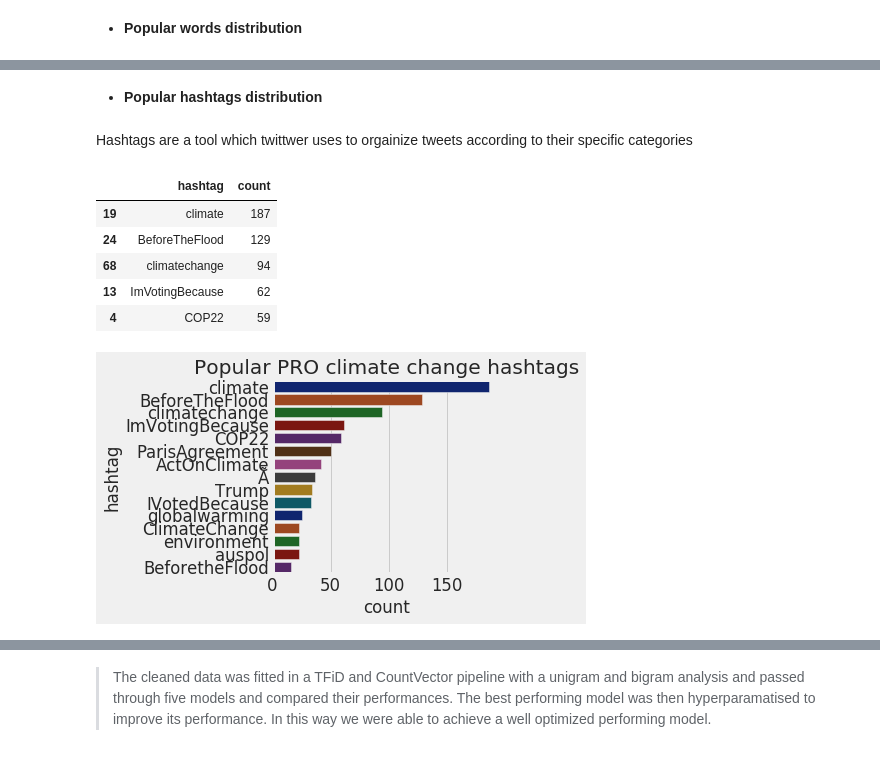
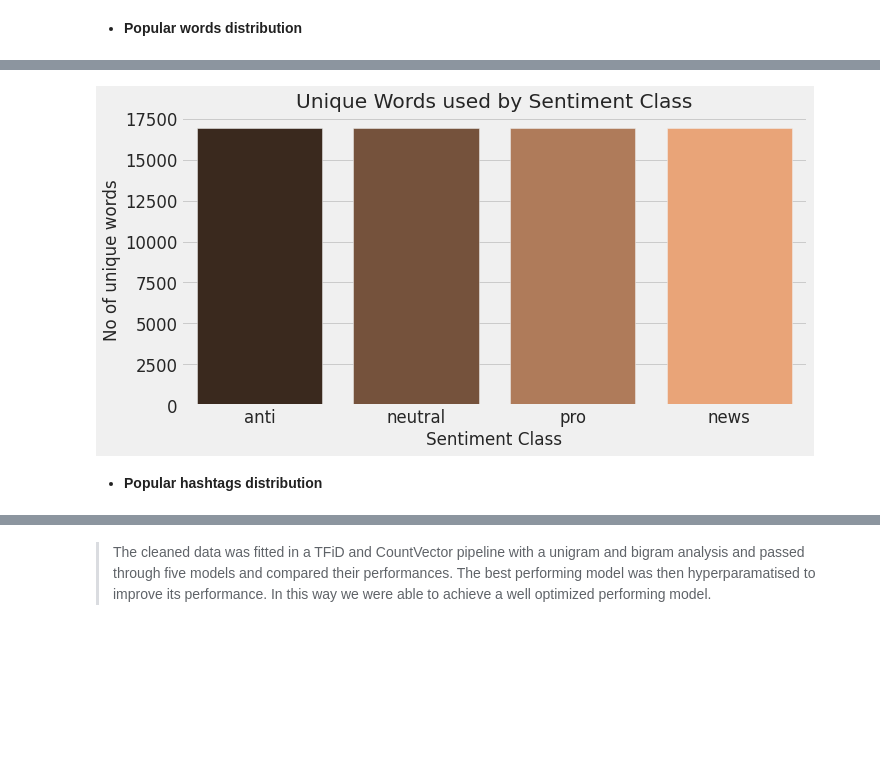
Before and after one commit to ThobaniMwandla/advanced_classification_zm6_project, a Jupyter notebook: notebooks/Climate_Sentiment_Analysis_Final.ipynb, the cells around one changed output, grey strips where cells are left out. Cells and saved outputs as stored; diff of their text form; code cells hidden in the pictures; blank space fills up the shorter version.

```diff
--- a/notebooks/Climate_Sentiment_Analysis_Final.ipynb
+++ b/notebooks/Climate_Sentiment_Analysis_Final.ipynb
@@ -758,41 +805,29 @@ Observations:
+# %%
+def total_words(df):
+
+    df_words = (" ".join(train['message']))
+    df_words = df_words.split()
+    return len(df_words)
+
+def unique_words(df):
+
+    df_unique = (" ".join(train['message']))
+    df_unique = set(df_unique.split())
+    return len(df_unique)
+# %%
+# create barplot of total unique words by class
+sentiment_cat = ['anti', 'neutral', 'pro', 'news']
+unique_list = [unique_words(anti),
+               unique_words(neutral),
+               unique_words(pro),
+               unique_words(news)]
+
+plt.figure(figsize=(10, 5))
+count = sns.barplot(x=sentiment_cat, y=unique_list, palette="copper")
+plt.xlabel('Sentiment Class')
+plt.ylabel('No of unique words')
+plt.title('Unique Words used by Sentiment Class');
+# %% [output]
+[figure, added]
 # %% [markdown]
 * **Popular hashtags distribution**
-# %% [markdown]
-Hashtags are a tool which twittwer uses to orgainize tweets according to their specific categories
-# %%
-def hashtag_extract(tweet):
-    hashtags = []
-
-    for i in tweet:
-        ht = re.findall(r"#(\w+)", i)
-        hashtags.append(ht)
-
-    hashtags = sum(hashtags, [])
-    frequency = nltk.FreqDist(hashtags)
-
-    hashtag_df = pd.DataFrame({'hashtag': list(frequency.keys()),
-                       'count': list(frequency.values())})
-    hashtag_df = hashtag_df.nlargest(15, columns="count")
-
-    return hashtag_df
-
-# Extracting the hashtags from tweets in each class
-pro = hashtag_extract(eda_train['message'][eda_train['sentiment'] == 'Pro'])
-anti = hashtag_extract(eda_train['message'][eda_train['sentiment'] == 'Anti'])
-neutral = hashtag_extract(eda_train['message'][eda_train['sentiment'] == 'Neutral'])
-news = hashtag_extract(eda_train['message'][eda_train['sentiment'] == 'News'])
-
-pro.head()
-# %% [output]
-|  | hashtag | count |
-| 19 | climate | 187 |
-| 24 | BeforeTheFlood | 129 |
-| 68 | climatechange | 94 |
-| 13 | ImVotingBecause | 62 |
-| 4 | COP22 | 59 |
-# %%
-sns.barplot(data=pro,y=pro['hashtag'], x=pro['count'], palette=("dark"))
-plt.title('Popular PRO climate change hashtags')
-plt.tight_layout()
-# %% [output]
-[figure, removed]
```
Also changed, not shown: parts of 149 cells of this notebook, 1 other file.
